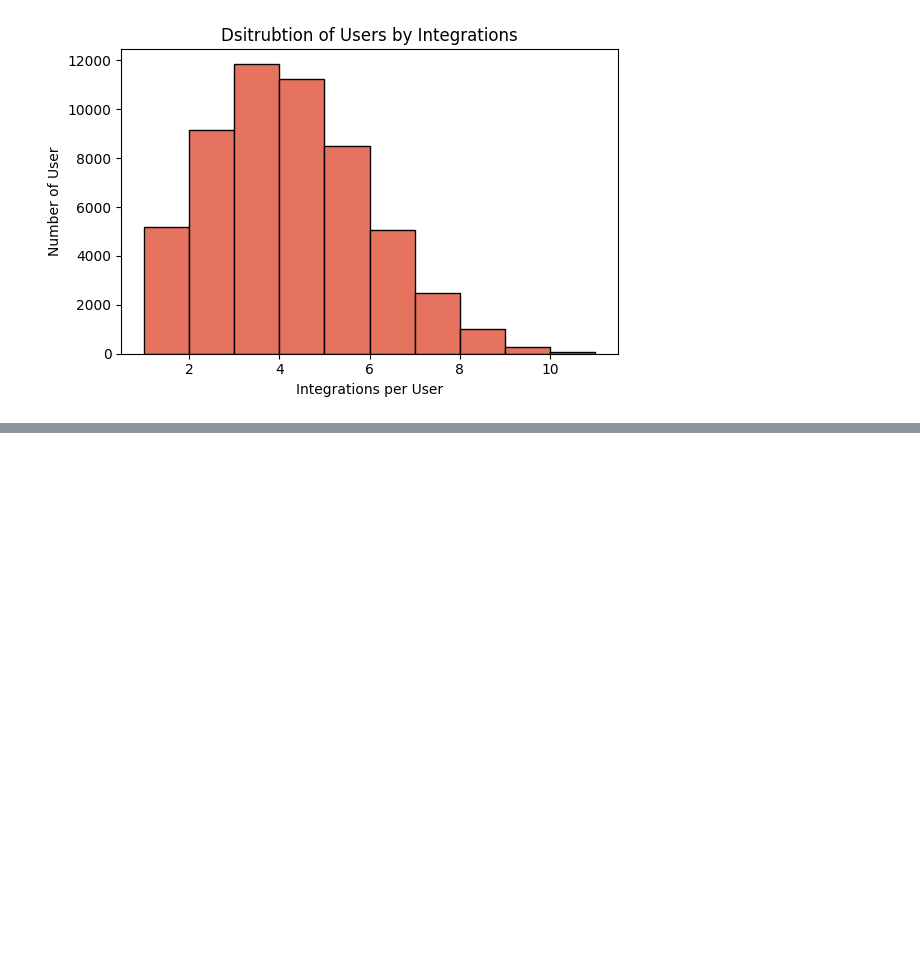
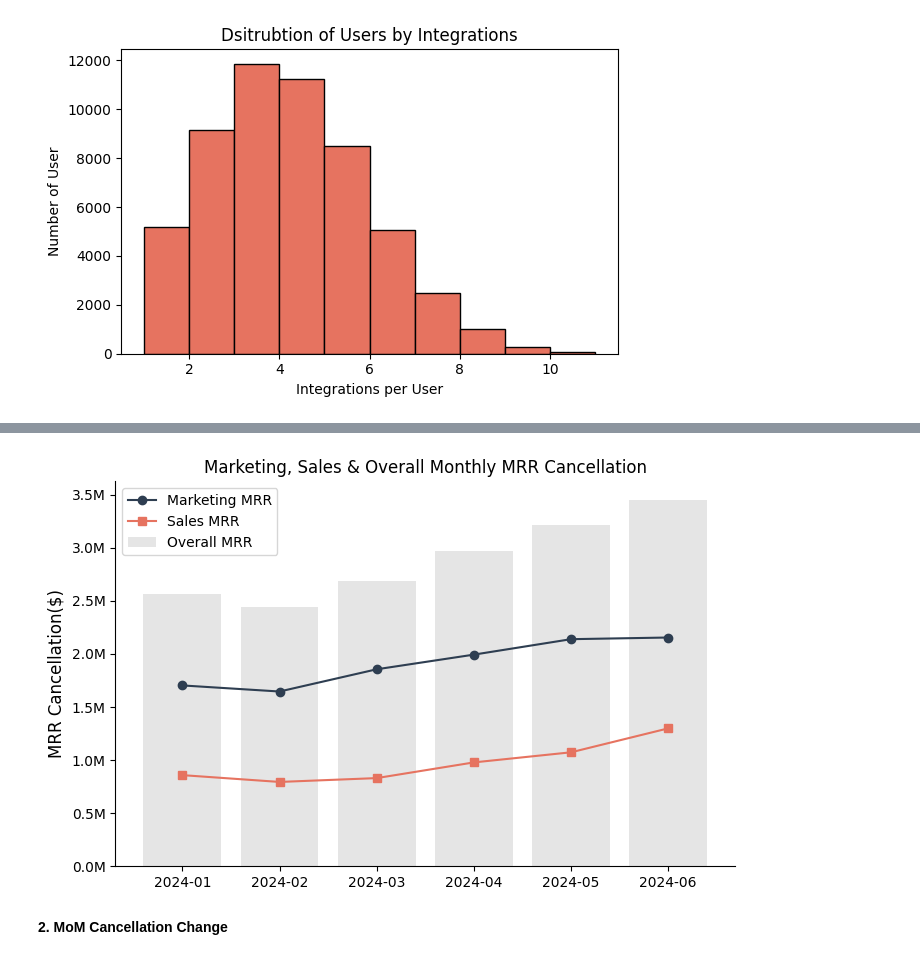
Before and after one commit to sini-sam-20/Fetch-Take-Home-Assignment, a Jupyter notebook: HubSpot/HubSpot_Integrations.ipynb, the cells around one changed output, grey strips where cells are left out. Cells and saved outputs as stored; diff of their text form; code cells hidden in the pictures; blank space fills up the shorter version.

```diff
--- a/HubSpot/HubSpot_Integrations.ipynb
+++ b/HubSpot/HubSpot_Integrations.ipynb
@@ -461,0 +490,27 @@ Total number of customers: 54797
+# %%
+monthly_mrr = metadata_integration_data_filtered.groupby('SNAPSHOT_MONTH')[['MARKETING_HUB_MRR_CANCELED', 'SALES_HUB_MRR_CANCELED']].sum().reset_index()
+monthly_mrr['OVERALL_MRR_CANCELED'] = monthly_mrr['MARKETING_HUB_MRR_CANCELED'] + monthly_mrr['SALES_HUB_MRR_CANCELED']
+
+plt.figure(figsize=(8, 5))
+
+# Line plots for Marketing and Sales MRR
+plt.plot(monthly_mrr['SNAPSHOT_MONTH'], monthly_mrr['MARKETING_HUB_MRR_CANCELED'], marker='o', linestyle='-', color='#2e3e51ff', label='Marketing MRR')
+plt.plot(monthly_mrr['SNAPSHOT_MONTH'], monthly_mrr['SALES_HUB_MRR_CANCELED'], marker='s', linestyle='-', color='#e67360ff', label='Sales MRR')
+
+plt.bar(monthly_mrr['SNAPSHOT_MONTH'], monthly_mrr['OVERALL_MRR_CANCELED'], color='darkgray', alpha=0.3, label='Overall MRR')
+
+# Format y-axis to show values in millions
+plt.gca().yaxis.set_major_formatter(ticker.FuncFormatter(lambda x, _: f'{x/1e6:0.1f}M'))
+plt.ylim(0)
+
+plt.ylabel('MRR Cancellation($)', fontsize=12)
+plt.title("Marketing, Sales & Overall Monthly MRR Cancellation", fontsize=12)
+
+plt.legend()
+
+sns.despine()
+plt.show()
+# %% [output]
+[figure, added]
+# %% [markdown]
+**2. MoM Cancellation Change**
```
Also changed, not shown: parts of 83 cells of this notebook.
